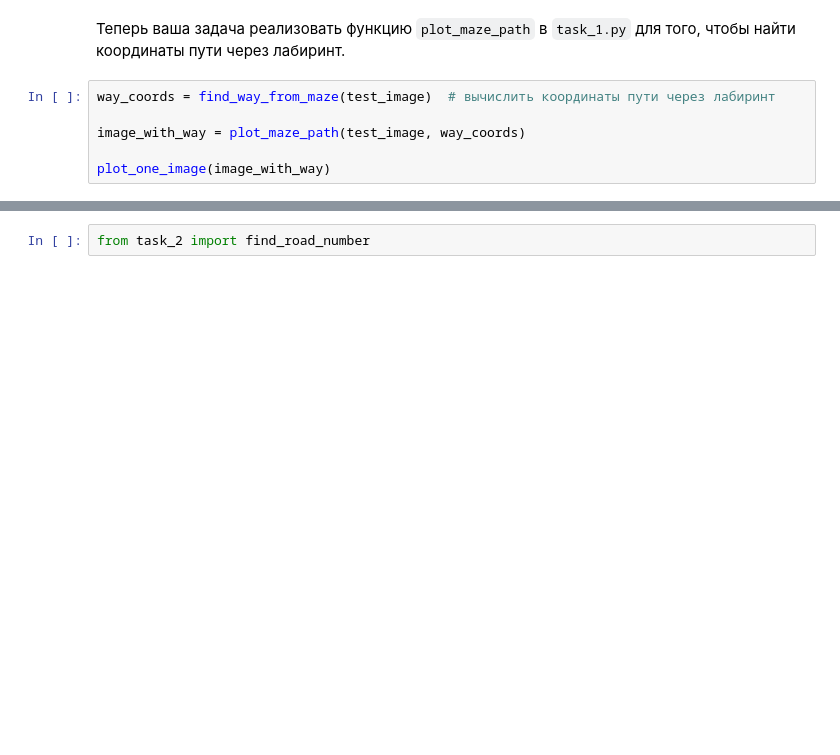
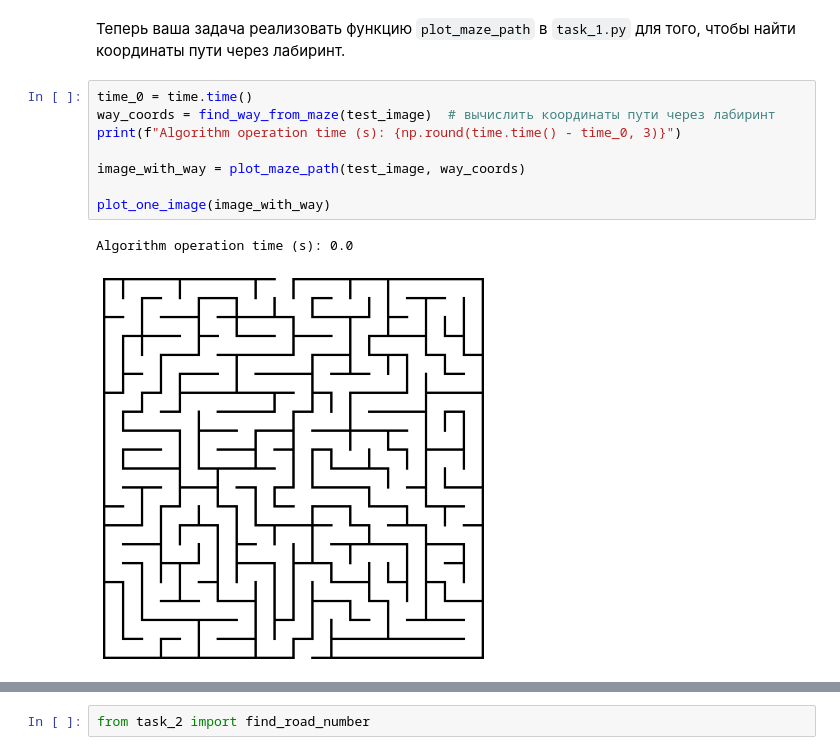
Before and after one commit to ml-dafe/cv_mipt_major, a Jupyter notebook: 01_first_images/homework/homework_01.ipynb, the cells around one changed output, grey strips where cells are left out. Drawn from its saved outputs; the diff is of its cells as text; blank space fills up the shorter version.

````diff
--- a/01_first_images/homework/homework_01.ipynb
+++ b/01_first_images/homework/homework_01.ipynb
@@ -74,11 +79,16 @@ plot_one_image(test_image)
 # %% [markdown]
 Теперь ваша задача реализовать функцию ```plot_maze_path``` в ```task_1.py``` для того, чтобы найти координаты пути через лабиринт.
 # %%
+time_0 = time.time()
 way_coords = find_way_from_maze(test_image)  # вычислить координаты пути через лабиринт
+print(f"Algorithm operation time (s): {np.round(time.time() - time_0, 3)}")
 
 image_with_way = plot_maze_path(test_image, way_coords)
 
 plot_one_image(image_with_way)
+# %% [output]
+Algorithm operation time (s): 0.0
+[figure, added]
 # %% [markdown]
 # Задача №2 - Пробки в городе
 
````
Also changed, not shown: parts of 3 cells of this notebook.
